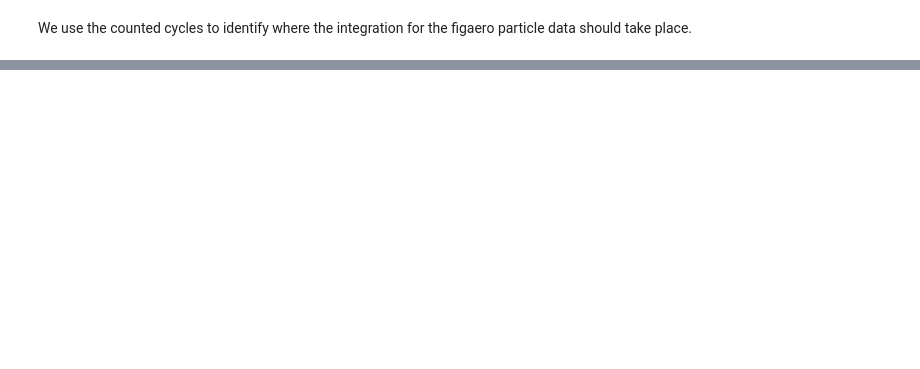
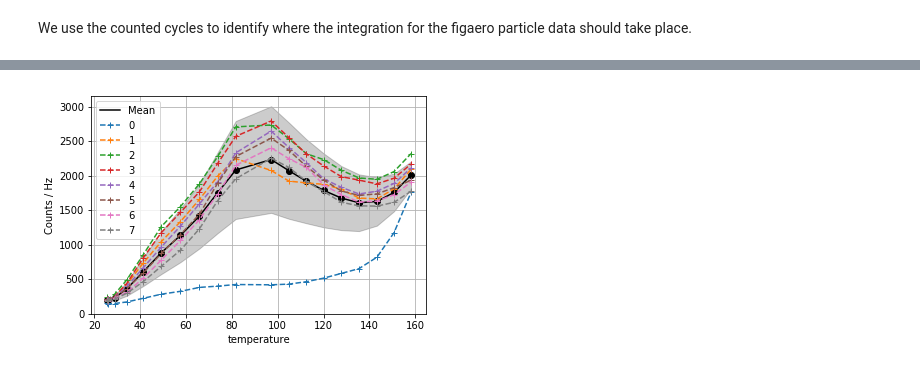
Before and after one commit to Micpri/ToFCIMSAnalysis, a Jupyter notebook: examples.ipynb, the cells around one changed output, grey strips where cells are left out. Drawn from its saved outputs; the diff is of its cells as text; code cells hidden in the pictures; blank space fills up the shorter version.

```diff
--- a/examples.ipynb
+++ b/examples.ipynb
@@ -165,0 +190,7 @@ for mass in masses:
+# %%
+desorptions = {}
+for mass in tqdm([x for x in data.columns if len(x)==4]):
+    desorptions[mass] = pd.DataFrame()
+    for epoch in np.unique(data['Figaero_cycle'])[:-1]:
+        desorptions[mass][epoch] = Temperature_data.loc[(Temperature_data['Figaero_cycle'] == epoch), mass].values
+        desorptions[mass].set_index(Temperature_data.loc[(Temperature_data['Figaero_cycle'] == epoch), mass].index, inplace=True)
@@ -165,0 +199,19 @@ for mass in masses:
+# %%
+mass = "m201"
+# %%
+mn = desorptions[mass].mean(axis=1)
+std = desorptions[mass].std(axis=1)
+desorptions[mass]['mean'] = mn
+desorptions[mass]['std'] = std
+desorptions[mass] = desorptions[mass].loc[desorptions[mass].index.dropna()]
+# %%
+ax = desorptions[mass]['mean'].plot(zorder=10, grid=True, marker="o", color="k",
+                                      label="Mean", legend=True);
+ax.fill_between(desorptions[mass]['mean'].index,
+                y1=desorptions[mass]['mean']-desorptions[mass]['std'],
+                y2=desorptions[mass]['mean']+desorptions[mass]['std'],
+                zorder=1, alpha=0.20, color="k");
+desorptions[mass][[0,1,2,3,4,5,6,7]].plot(zorder=10, ax=ax, grid=True, marker="+", ls="--");
+ax.set_ylabel("Counts / Hz");
+# %% [output]
+[figure, added]
```
Also changed, not shown: parts of 19 cells of this notebook, 1 other file.
